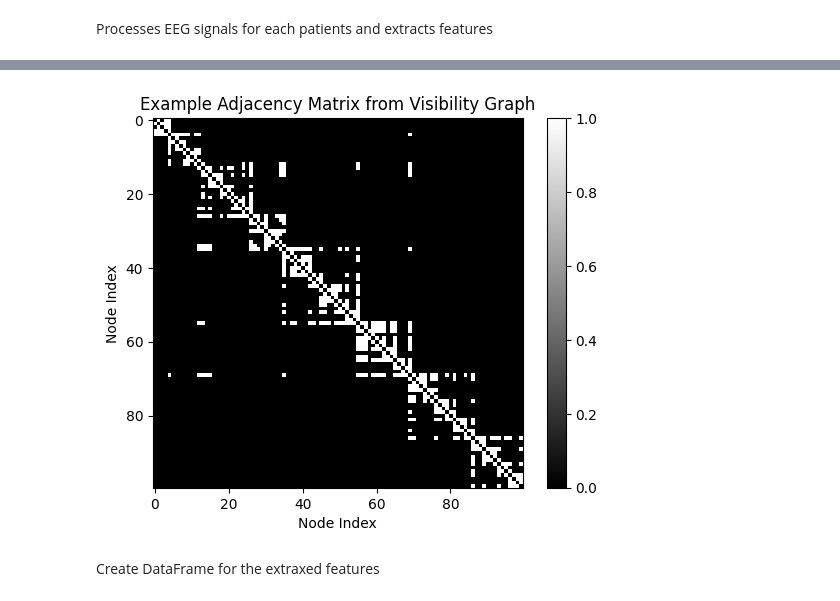
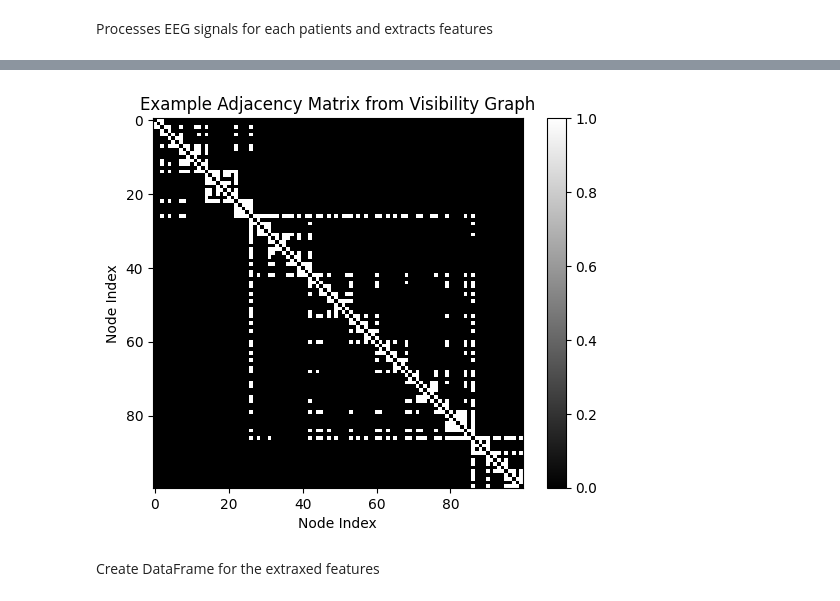
Before and after one commit to rocamario/Stress-detection-EEG-ECG, a Jupyter notebook: EEG_features.ipynb, the cells around one changed output, grey strips where cells are left out. Cells and saved outputs as stored; diff of their text form; code cells hidden in the pictures.

```diff
--- a/EEG_features.ipynb
+++ b/EEG_features.ipynb
@@ -268,25 +258,24 @@ Patient 2136_1 is correct. Will be added to the database.
 # %%
 # Example:
 example_patient = list(signal.keys())[0]
 example_status = list(signal[example_patient][0].keys())[0]
-example_band = list(signal[example_patient][0][example_status][0].keys())[0]
 example_channel = 0
 
-example_signal = np.array(signal[example_patient][0][example_status][0][example_band][0][:, example_channel]).reshape(-1,)
+example_signal = np.array(signal[example_patient][0][example_status][0]).reshape(-1,)
 windows, _ = split_signal_into_windows(example_signal, window_size, overlap_percentage)
 
 example_window = windows[0]  # Choose the first window as an example
 
 example_adm = create_VG(example_window, w_n=weight, it=img_size, limit_p=limit_p)
 
 # Plot the adjacency matrix
 plt.imshow(example_adm, cmap='gray')
 plt.title('Example Adjacency Matrix from Visibility Graph')
 plt.xlabel('Node Index')
 plt.ylabel('Node Index')
 plt.colorbar()
 plt.show()
 # %% [output]
-[figure, old version]
+[figure, new version]
 # %% [markdown]
 Create DataFrame for the extraxed features
```
Also changed, not shown: parts of 9 cells of this notebook.
